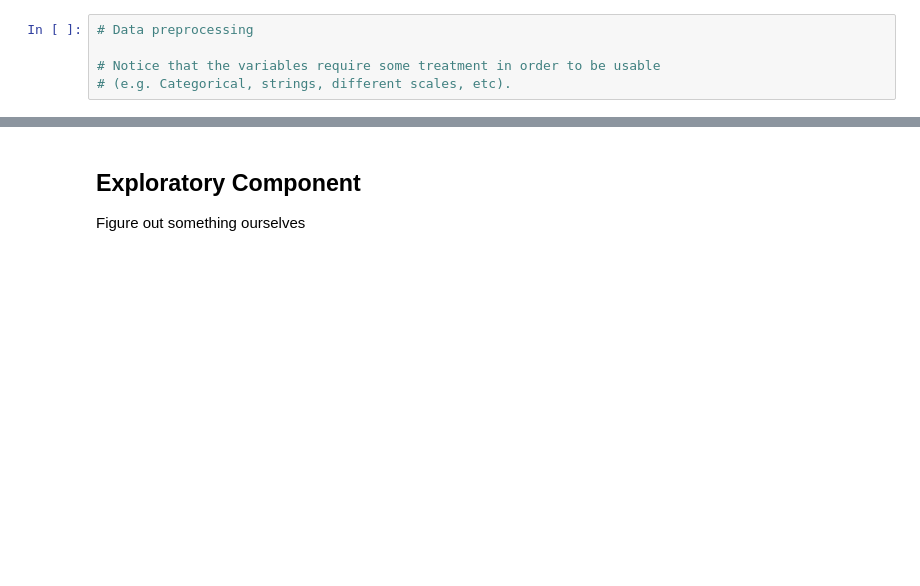
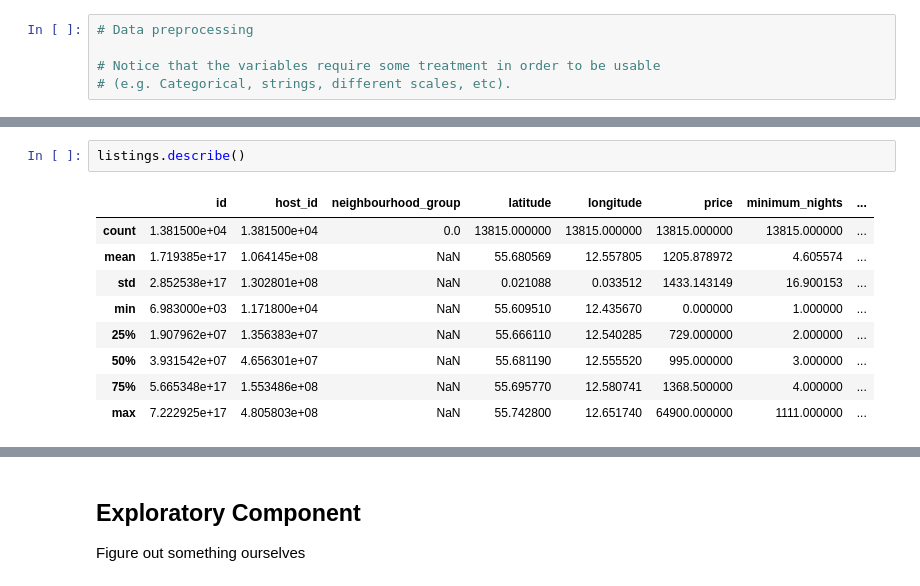
Before and after one commit to s180820/42184_AirbnbProject, a Jupyter notebook: Airbnb_project.ipynb, the cells around one changed output, grey strips where cells are left out. Saved outputs shown, nothing was run; the diff lists cells and outputs as text; blank space fills up the shorter version.

```diff
--- a/Airbnb_project.ipynb
+++ b/Airbnb_project.ipynb
@@ -57,0 +73,12 @@ df_listings = pd.merge(listings, listings_gz, on = ['host_id','id'])
+# %%
+listings.describe()
+# %% [output]
+|  | id | host_id | neighbourhood_group | latitude | longitude | price | minimum_nights | ... |
+| count | 1.381500e+04 | 1.381500e+04 | 0.0 | 13815.000000 | 13815.000000 | 13815.000000 | 13815.000000 | ... |
+| mean | 1.719385e+17 | 1.064145e+08 | NaN | 55.680569 | 12.557805 | 1205.878972 | 4.605574 | ... |
+| std | 2.852538e+17 | 1.302801e+08 | NaN | 0.021088 | 0.033512 | 1433.143149 | 16.900153 | ... |
+| min | 6.983000e+03 | 1.171800e+04 | NaN | 55.609510 | 12.435670 | 0.000000 | 1.000000 | ... |
+| 25% | 1.907962e+07 | 1.356383e+07 | NaN | 55.666110 | 12.540285 | 729.000000 | 2.000000 | ... |
+| 50% | 3.931542e+07 | 4.656301e+07 | NaN | 55.681190 | 12.555520 | 995.000000 | 3.000000 | ... |
+| 75% | 5.665348e+17 | 1.553486e+08 | NaN | 55.695770 | 12.580741 | 1368.500000 | 4.000000 | ... |
+| max | 7.222925e+17 | 4.805803e+08 | NaN | 55.742800 | 12.651740 | 64900.000000 | 1111.000000 | ... |
```
Also changed, not shown: parts of 19 cells of this notebook.
